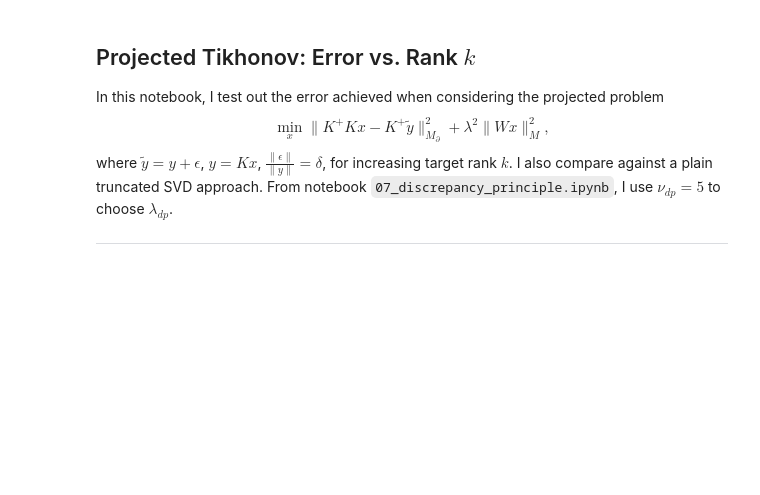
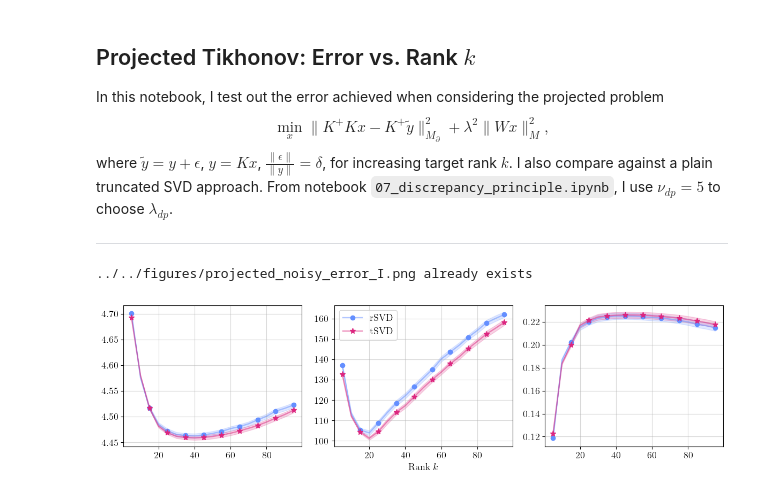
Before and after one commit to EliasSev/masters-thesis, a Jupyter notebook: notebooks/matrix_free_rsvd/08_projected_tikhonov_error_vs_k.ipynb, the cells around one changed output. Drawn from its saved outputs; the diff is of its cells as text; code cells hidden in the pictures; blank space fills up the shorter version.

```diff
--- a/notebooks/matrix_free_rsvd/08_projected_tikhonov_error_vs_k.ipynb
+++ b/notebooks/matrix_free_rsvd/08_projected_tikhonov_error_vs_k.ipynb
@@ -40,3 +150,4 @@ SEED = 15
 setup = TestProblemsSetup(n=32)
 problems = setup.get_test_problems()
 problem_params = setup.problem_params
+results_path = Path('../../results')
@@ -57,0 +154,32 @@ from utils.exact_forward_operator import ExactForwardOperator
+# %%
+run = False
+repeat = 100
+k_range = np.arange(5, 100, 5)
+
+file_path = results_path / f'projected_tikhonov_I_r{repeat}.csv'
+if run:
+    dfI = experiment(
+        problem=problems['I'],
+        k_range=k_range,
+        repeat=repeat,
+        seed=SEED,
+        nu=10
+    )
+    dfI.to_csv(file_path)
+else:
+    dfI = pd.read_csv(file_path)
+# %%
+metrics = [
+    "rsvd_euclidean",
+    "rsvd_emd",
+    "rsvd_auc_iou",
+    "tsvd_euclidean",
+    "tsvd_emd",
+    "tsvd_auc_iou",
+]
+# %%
+stats = dfI.groupby("k")[metrics].agg(["mean", "std", "count"])
+plot_results(stats, title=False, figsize=(12, 3.5), fig_name='projected_noisy_error_I')
+# %% [output]
+../../figures/projected_noisy_error_I.png already exists
+[figure, added]
```
Also changed, not shown: parts of 16 cells of this notebook, 4 other files.
